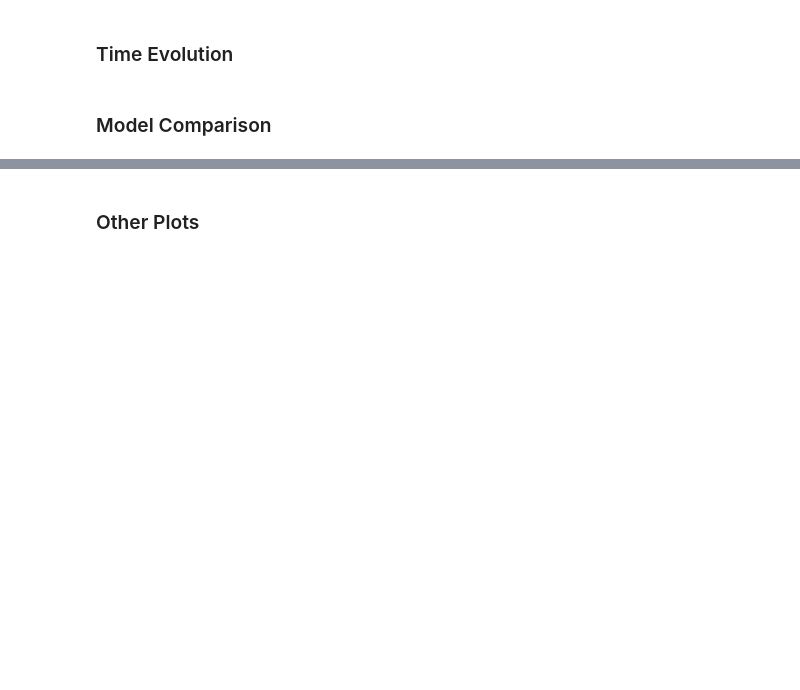
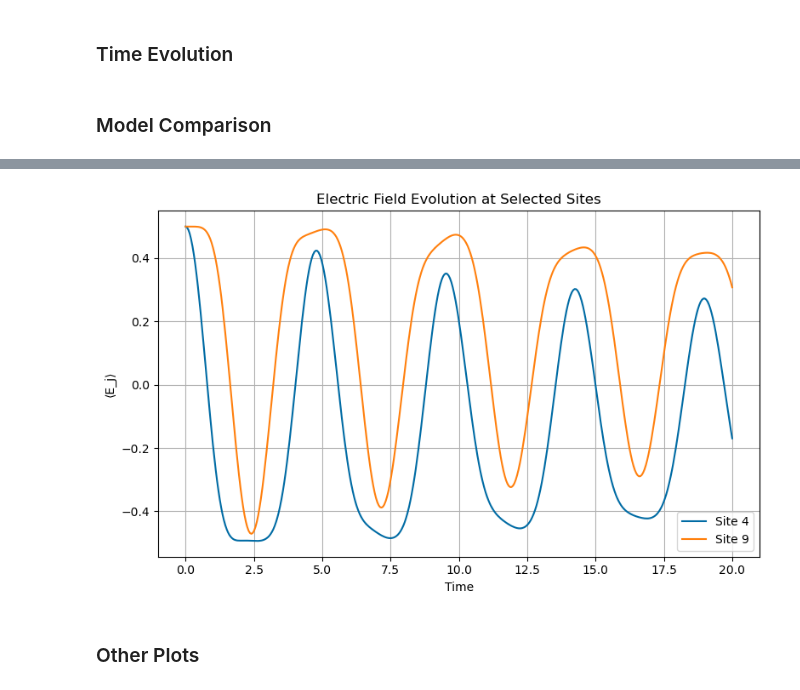
Before and after one commit to EmanueleCoradin/u1-lattice-gauge-rydberg-sim, a Jupyter notebook: main.ipynb, the cells around one changed output, grey strips where cells are left out. Cells and saved outputs as stored; diff of their text form; code cells hidden in the pictures; blank space fills up the shorter version.

```diff
--- a/main.ipynb
+++ b/main.ipynb
@@ -134,3 +143,9 @@ plot_echo_entropy(t_vals, echo, entropy)
+# %%
+E_expect_r = results["Rydberg"]["E"]
+sites = (4,9)
+plot_electric_field(t_vals, E_expect_r, sites)
+# %% [output]
+[figure, added]
 # %% [markdown]
 ### Other Plots
 # %%
```
Also changed, not shown: parts of 8 cells of this notebook, 4 other files.
